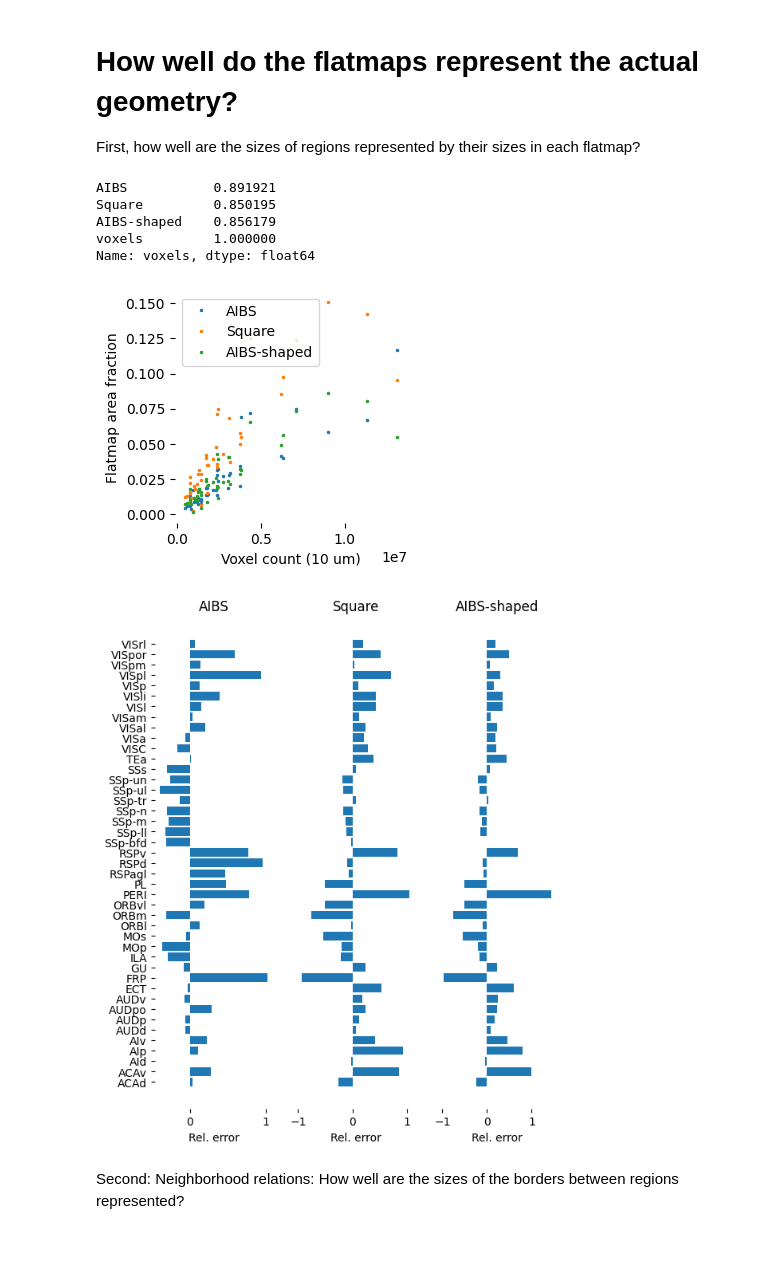
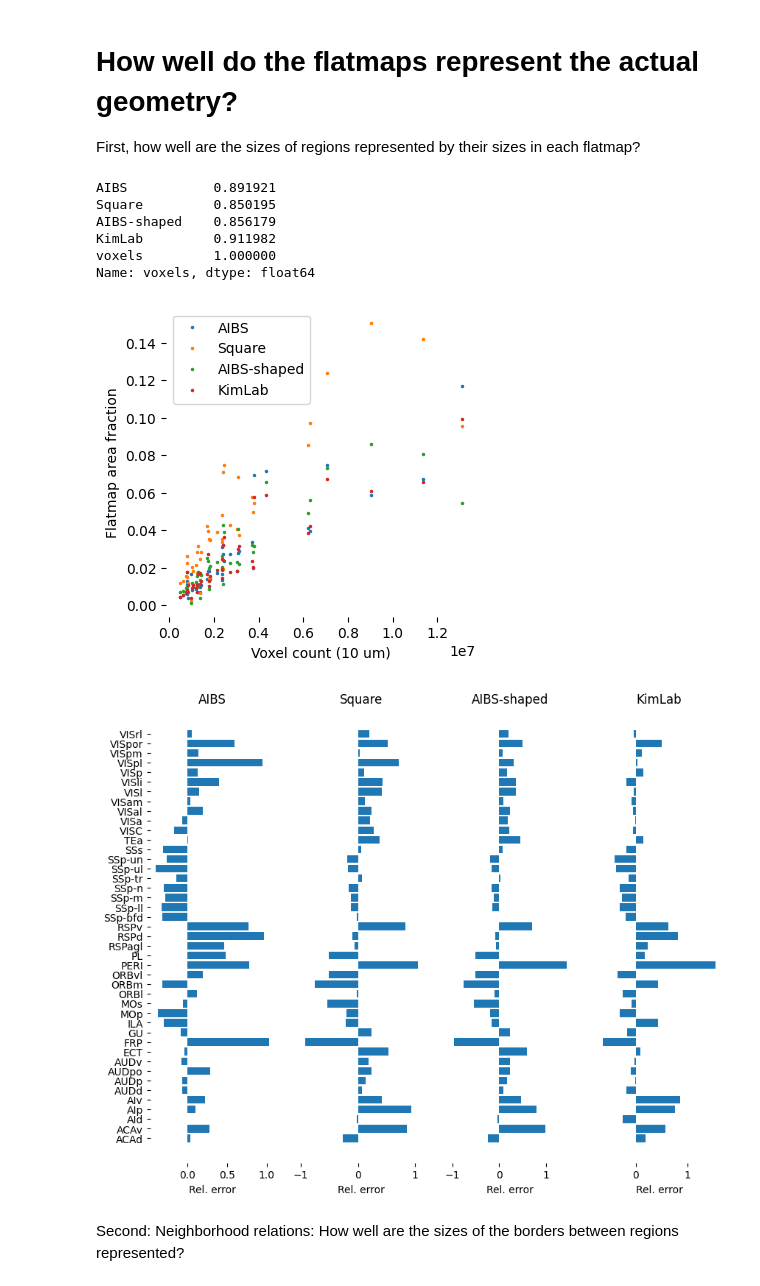
Before and after one commit to BlueBrain/atlas-enhancement, a Jupyter notebook: flatmap/notebooks/flatmap_comparison.ipynb, the cells around one changed output. Saved outputs shown, nothing was run; the diff lists cells and outputs as text; code cells hidden in the pictures; blank space fills up the shorter version.

```diff
--- a/flatmap/notebooks/flatmap_comparison.ipynb
+++ b/flatmap/notebooks/flatmap_comparison.ipynb
@@ -230,11 +257,11 @@ def visualize_flatmap_in_other_flatmap(fm_use, fm_show, prop_to_show,
     M = pandas.concat([fm_use, viz], axis=1).groupby(props_to_use)["viz"].mean()
     return M.unstack(props_to_use[1])
 # %%
-fig = plt.figure(figsize=(6, 5))
+fig = plt.figure(figsize=(nfm * 2, nfm * 2))
 
 for i, pd_fm_1 in enumerate(pd_flatmaps):
     for j, pd_fm_2 in enumerate(pd_flatmaps):
-        ax = fig.add_subplot(3, 3, 3 * i + j + 1)
+        ax = fig.add_subplot(nfm, nfm, nfm * i + j + 1)
         im = visualize_flatmap_in_other_flatmap(pd_fm_2, pd_fm_1, "pxl_x")
         ax.imshow(im, interpolation='nearest')  # with interior NaNs (holes), interpolation screws up the image
         # ax.set_ylabel("pixel: y")
@@ -243,5 +270,5 @@ for i, pd_fm_1 in enumerate(pd_flatmaps):
         if i == 0: ax.set_title(labels[j], fontsize=10)
         if j == 0: ax.set_ylabel(labels[i])
 
-fig.savefig("comparing_flatmap_coordinates_10um.pdf")
+fig.savefig("comparing_flatmap_coordinates_10um_pxl_x.pdf")
 # %% [output]
@@ -253,7 +297,5 @@ fig.savefig("comparing_flatmap_coordinates_10um.pdf")
 def get_mode(v_in):
     return v_in.value_counts().index[0]
 
-Maibs = pd_fm_aibs.groupby(["pxl_x", "pxl_y"])["ann"].apply(get_mode)
-Msquare = pd_fm_square.groupby(["pxl_x", "pxl_y"])["ann"].apply(get_mode)
-Mshaped = pd_fm_shaped.groupby(["pxl_x", "pxl_y"])["ann"].apply(get_mode)
+M_fm = [x.groupby(["pxl_x", "pxl_y"])["ann"].apply(get_mode) for x in pd_flatmaps]
 # %%
@@ -292,15 +326,12 @@ First, how well are the sizes of regions represented by their sizes in each flat
 # %%
 # For each region id: How many pixels are associated with it in each of the flat maps?
 # We account for different pixel sizes by normalizing by total number of pixels
-ann_cmp = pandas.concat([Maibs.value_counts().sort_index() / npix_aibs ** 2,
-                         Msquare.value_counts().sort_index() / npix_flat ** 2,
-                         Mshaped.value_counts().sort_index() / npix_flat ** 2 ],
-                         axis=1, keys=labels)
-# Adjust by pixel size (how many in
+ann_cmp = pandas.concat([x.value_counts().sort_index() / npix_fm[i] ** 2 for i, x in enumerate(M_fm)],
+                        axis=1, keys=labels)
 # For comparison: How many voxels are associated with each region?
 ann_cmp["voxels"] = [(ann.raw == _i).sum() for _i in ann_cmp.index]
 
-fig = plt.figure(figsize=(3, 3))
+fig = plt.figure(figsize=(4, 4))
 ax = fig.gca()
 
 for lab in labels:
@@ -317,50 +348,37 @@ fig.savefig("comparing_area_vs_voxel_counts.pdf")
 AIBS           0.891921
 Square         0.850195
 AIBS-shaped    0.856179
+KimLab         0.911982
 voxels         1.000000
 Name: voxels, dtype: float64
-[figure, old version]
+[figure, new version]
 # %%
 def region_size_prediction_error(df, col_x, col_y):
     a, b = numpy.polyfit(df[col_x], df[col_y], 1)
     err = a * df[col_x] + b - ann_cmp[col_y]
     rel_err = err / ann_cmp[col_y]
     rel_err.name = col_x
     return rel_err
 
-rel_err = pandas.concat([
-    region_size_prediction_error(ann_cmp, labels[0], "voxels"),
-    region_size_prediction_error(ann_cmp, labels[1], "voxels"),
-    region_size_prediction_error(ann_cmp, labels[2], "voxels")
-], axis=1)
+rel_err = pandas.concat([region_size_prediction_error(ann_cmp, x, "voxels") for x in labels], axis=1)
 
-fig = plt.figure(figsize=(6.5, 8))
+fig = plt.figure(figsize=(nfm * 2.5, 8))
 
-ax = fig.add_subplot(1, 3, 1)
-ax.barh(range(len(rel_err)), rel_err[labels[0]])
-ax.set_frame_on(False)
-ax.set_yticks(range(len(rel_err)))
-_ = ax.set_yticklabels(tgt_acronyms)
-ax.set_title(labels[0])
-ax.set_xlabel("Rel. error")
-
-ax = fig.add_subplot(1, 3, 2)
-ax.barh(range(len(rel_err)), rel_err[labels[1]])
-ax.set_frame_on(False)
-ax.set_yticks([])
-ax.set_title(labels[1])
-ax.set_xlabel("Rel. error")
-
-ax = fig.add_subplot(1, 3, 3)
-ax.barh(range(len(rel_err)), rel_err[labels[2]])
-ax.set_frame_on(False)
-ax.set_yticks([])
-ax.set_title(labels[2])
-ax.set_xlabel("Rel. error")
+for i, x in enumerate(labels):
+    ax = fig.add_subplot(1, nfm, i + 1)
+    ax.barh(range(len(rel_err)), rel_err[x])
+    ax.set_frame_on(False)
+    if i == 0:
+        ax.set_yticks(range(len(rel_err)))
+        _ = ax.set_yticklabels(tgt_acronyms)
+    else:
+        ax.set_yticks([])
+    ax.set_title(x)
+    ax.set_xlabel("Rel. error")
 
 fig.savefig("comparing_area_vs_voxel_count_errors.pdf")
 # %% [output]
-[figure, old version]
+[figure, new version]
 # %% [markdown]
 Second: Neighborhood relations: How well are the sizes of the borders between regions represented?
 # %%
```
Also changed, not shown: parts of 22 cells of this notebook.
